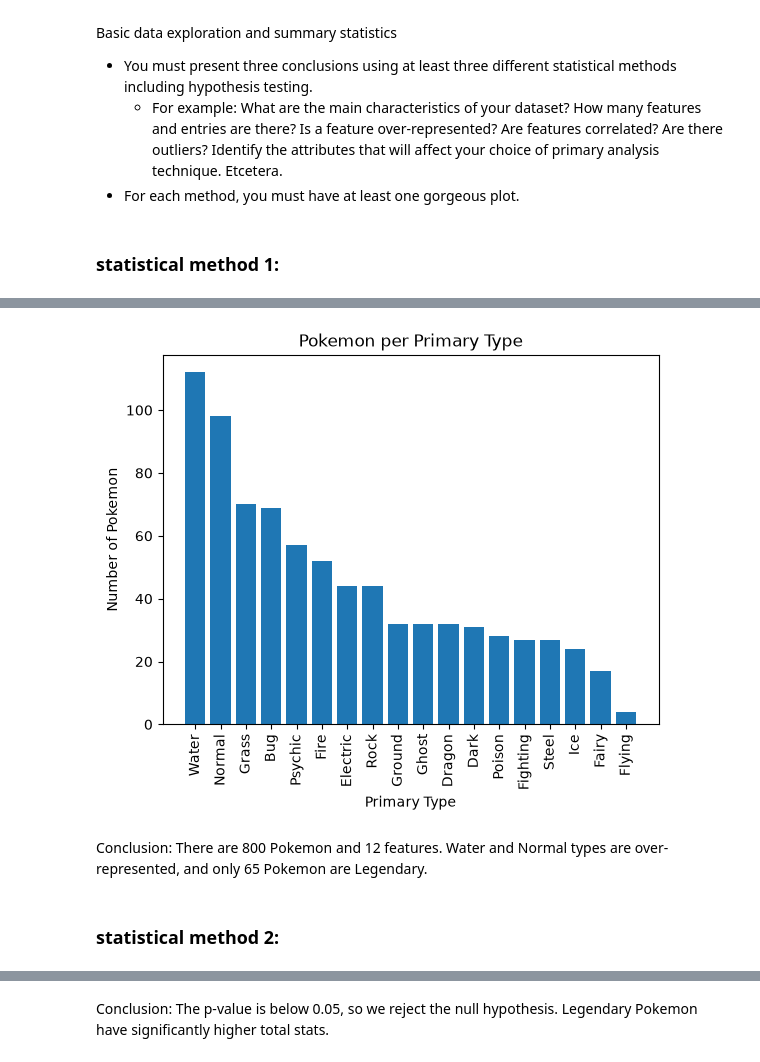
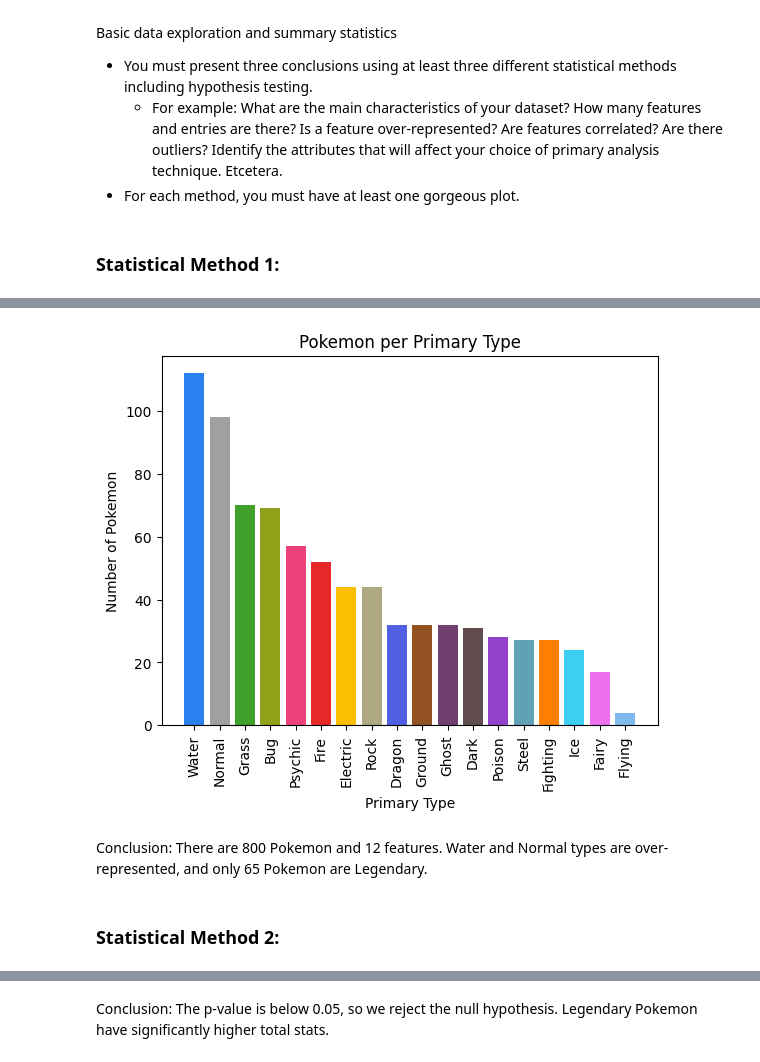
Before and after one commit to HawkSK2497/CMSC320FinalProject, a Jupyter notebook: final_project.ipynb, the cells around one changed output, grey strips where cells are left out. Saved outputs shown, nothing was run; the diff lists cells and outputs as text; code cells hidden in the pictures.

Commit message:
type colors

```diff
--- a/final_project.ipynb
+++ b/final_project.ipynb
@@ -48,7 +48,7 @@ features correlated? Are there outliers? Identify the attributes that will
 affect your choice of primary analysis technique. Etcetera.
 * For each method, you must have at least one gorgeous plot.
 # %% [markdown]
-### statistical method 1:
+### Statistical Method 1:
 # %%
 # summary statistics
 stats = ['HP', 'Attack', 'Defense', 'SpAtk', 'SpDef', 'Speed']
@@ -78,18 +78,29 @@ Generation      0
 max    780.00000
 # %%
 type_counts = db['Type1'].value_counts()
-plt.bar(type_counts.index, type_counts.values)
+# Pokemon Scarlet/Violet type colors (Bulbapedia).
+# https://bulbapedia.bulbagarden.net/wiki/Help:Color_templates#Video_game_types
+type_colors = {
+    'Normal': '#9FA19F', 'Fire': '#E62829', 'Water': '#2980EF',
+    'Electric': '#FAC000', 'Grass': '#3FA129', 'Ice': '#3DCEF3',
+    'Fighting': '#FF8000', 'Poison': '#9141CB', 'Ground': '#915121',
+    'Flying': '#81B9EF', 'Psychic': '#EF4179', 'Bug': '#91A119',
+    'Rock': '#AFA981', 'Ghost': '#704170', 'Dragon': '#5060E1',
+    'Dark': '#624D4E', 'Steel': '#60A1B8', 'Fairy': '#EF70EF',
+}
+plt.bar(type_counts.index, type_counts.values,
+        color=[type_colors[pokemon_type] for pokemon_type in type_counts.index])
 plt.xticks(rotation=90)
 plt.xlabel('Primary Type')
 plt.ylabel('Number of Pokemon')
 plt.title('Pokemon per Primary Type')
 plt.show()
 # %% [output]
-[figure, old version]
+[figure, new version]
 # %% [markdown]
 Conclusion: There are 800 Pokemon and 12 features. Water and Normal types are over-represented, and only 65 Pokemon are Legendary.
 # %% [markdown]
-### statistical method 2:
+### Statistical Method 2:
 # %%
 # two-sample t-test: Legendary vs. Non-Legendary Total stats
 # Null Hypothesis: Legendary and Non-Legendary Pokemon have the same total stats (mu_legendary = mu_non_legendary)
```
Also changed, not shown: parts of 5 cells of this notebook.
